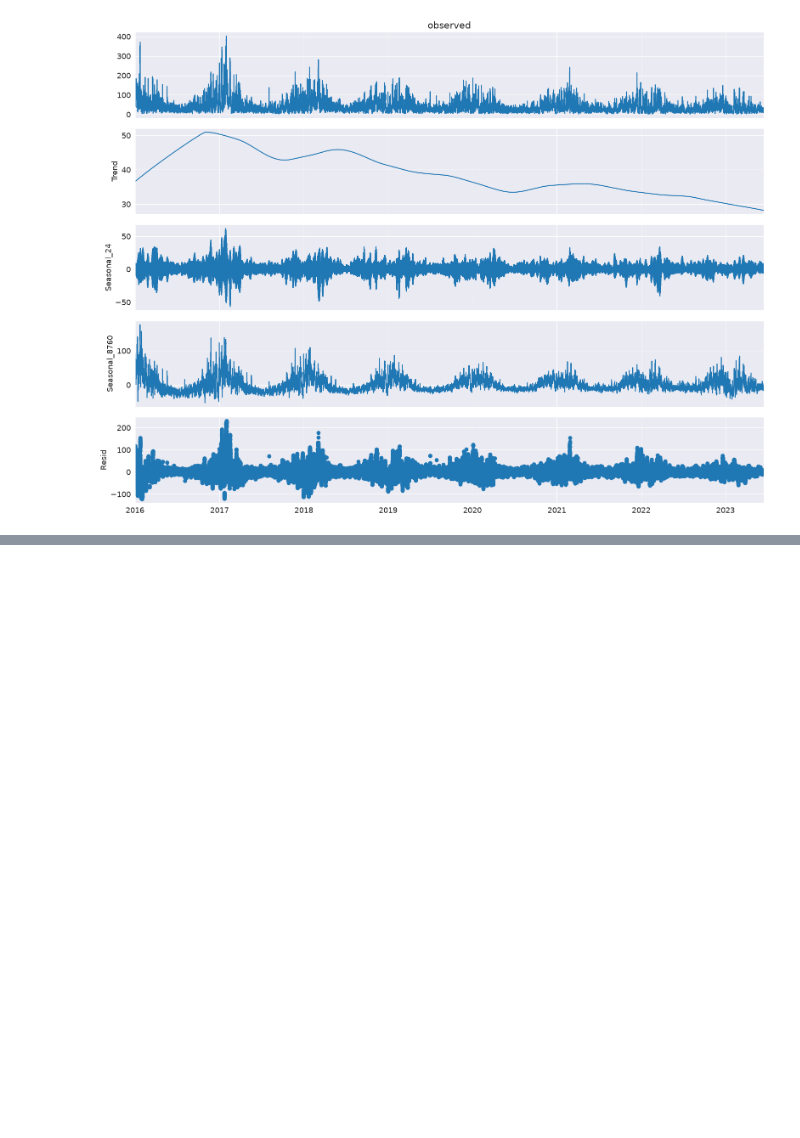
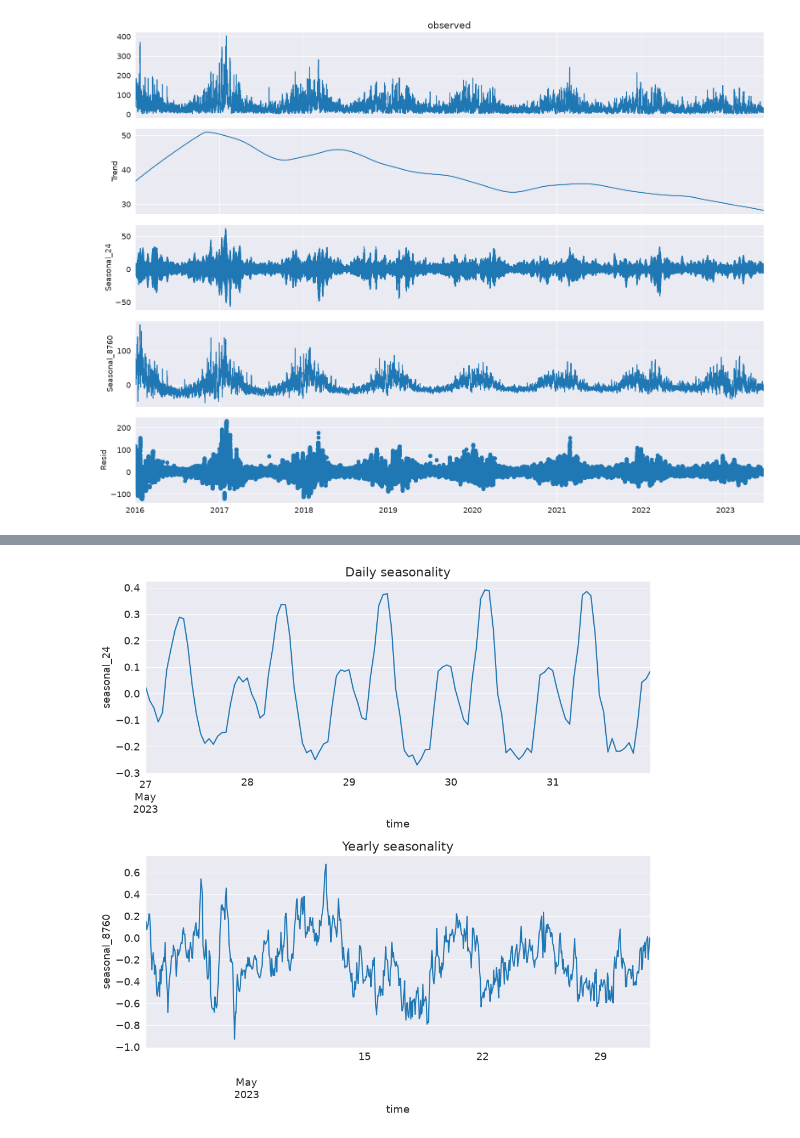
Before and after one commit to Pabito22/AirPolutionForecasting, a Jupyter notebook: notebooks/3-PW-Time-Series-Analysis.ipynb, the cells around one changed output, grey strips where cells are left out. Saved outputs shown, nothing was run; the diff lists cells and outputs as text; code cells hidden in the pictures; blank space fills up the shorter version.

```diff
--- a/notebooks/3-PW-Time-Series-Analysis.ipynb
+++ b/notebooks/3-PW-Time-Series-Analysis.ipynb
@@ -80,0 +96,14 @@ res.seasonal.iloc[:24 * 14].plot(figsize=(12, 3))   # two weeks
+# %%
+fig, ax = pyplot.subplots(nrows=2, figsize=[10, 10])
+mask = res.seasonal.index.month == 5
+res.seasonal[mask]["seasonal_24"].iloc[-24 * 5:].plot(ax=ax[0])
+ax[0].set_ylabel("seasonal_24")
+ax[0].set_title("Daily seasonality")
+
+res.seasonal[mask]["seasonal_8760"].iloc[-24 * 30:].plot(ax=ax[1])
+ax[1].set_ylabel("seasonal_8760")
+ax[1].set_title("Yearly seasonality")
+
+pyplot.tight_layout()
+# %% [output]
+[figure, added]
```
Also changed, not shown: parts of 12 cells of this notebook.
